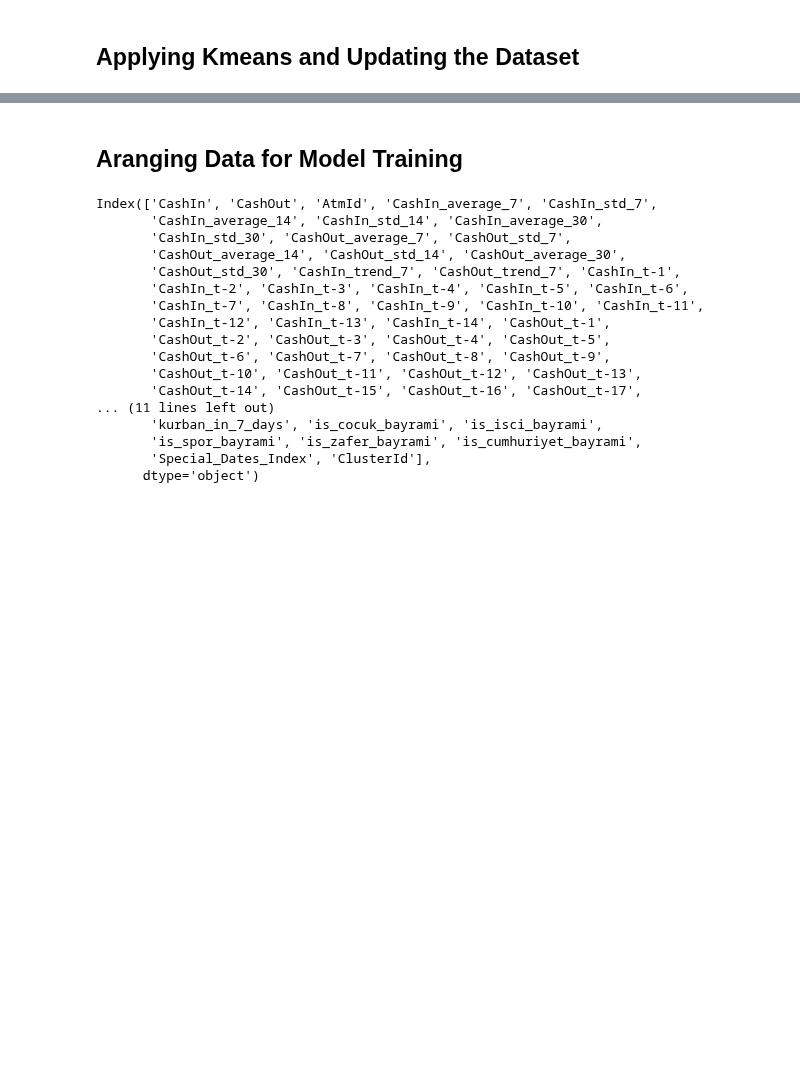
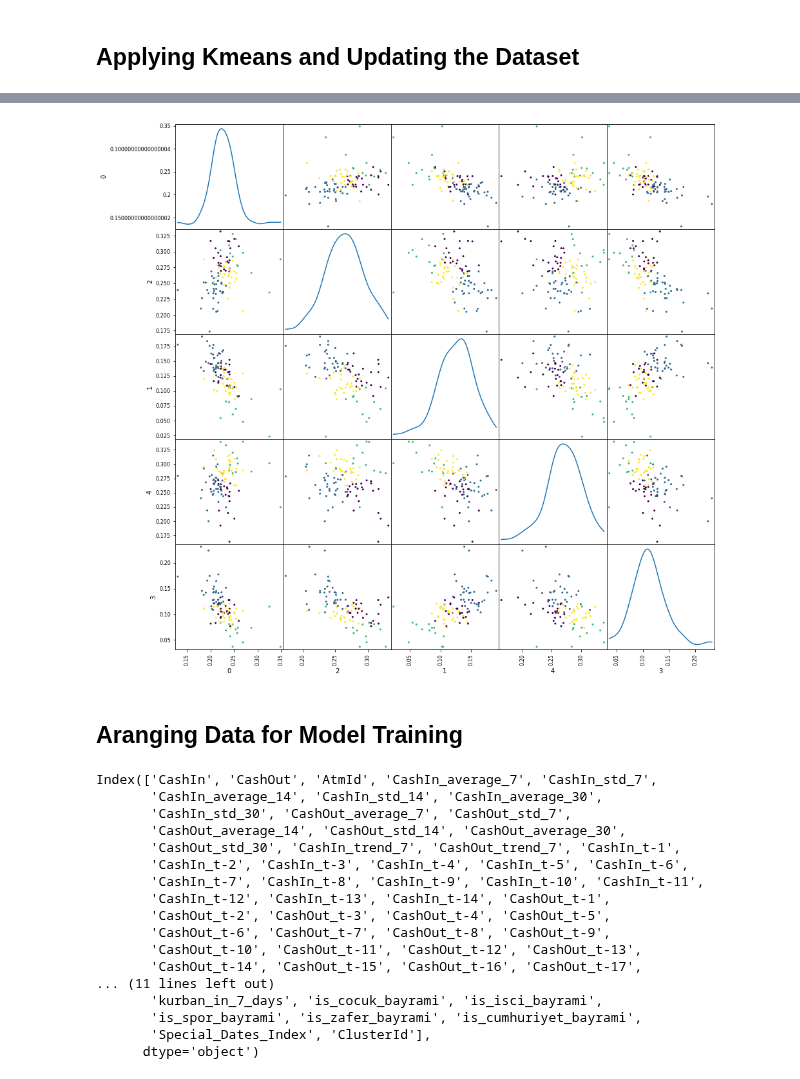
Before and after one commit to CahidArda/data-science-intenship-study, a Jupyter notebook: notebooks/tabTransformer/clustering.ipynb, the cells around one changed output, grey strips where cells are left out. Cells and saved outputs as stored; diff of their text form; code cells hidden in the pictures; blank space fills up the shorter version.

```diff
--- a/notebooks/tabTransformer/clustering.ipynb
+++ b/notebooks/tabTransformer/clustering.ipynb
@@ -86,9 +86,2 @@ all_atms_feature_set
 # %% [markdown]
 ## Applying Kmeans and Updating the Dataset
-# %%
-clustering_df = get_clustering_df(all_atms_feature_set, 'Day_of_the_Week_Index', 'CashIn')
-d = get_clustering(clustering_df, KMeans, 7)
-
-all_atms_feature_set['ClusterId'] = all_atms_feature_set['AtmId'].map(d)
-all_atms_feature_set.sort_index(inplace = True)
-all_atms_feature_set
@@ -110,3 +88,24 @@ all_atms_feature_set
+# %%
+def add_cluster_features(all_atms_feature_set, feature_cluster_pairs, target, clustering_alg):
+    all_atms_feature_set = all_atms_feature_set.copy()
+
+    for feature, n_clusters in feature_cluster_pairs:
+        clustering_df = get_clustering_df(all_atms_feature_set, feature, target)
+        d = get_clustering(clustering_df, clustering_alg, n_clusters)
+
+        all_atms_feature_set[feature + '_ClusterId'] = all_atms_feature_set['AtmId'].map(d)
+
+    return all_atms_feature_set
+# %%
+all_atms_feature_set = add_cluster_features(all_atms_feature_set, [('Day_of_the_Week_Index', 7), ('Special_Dates_Index', 7), ('Month_of_the_Year_Index', 5)], 'CashIn', KMeans)
+all_atms_feature_set.sort_index(inplace = True)
+# %%
+from pandas.plotting import scatter_matrix
+
+get_clustering_df(all_atms_feature_set, 'Special_Dates_Index', 'CashIn')
+scatter_matrix(clustering_df, alpha=1, figsize=(15, 15), c=list(d.values()), diagonal="kde");
+# %% [output]
+[figure, added]
 # %% [markdown]
 ## Aranging Data for Model Training
 # %%
```
Also changed, not shown: parts of 2 cells of this notebook, 1 other file.
